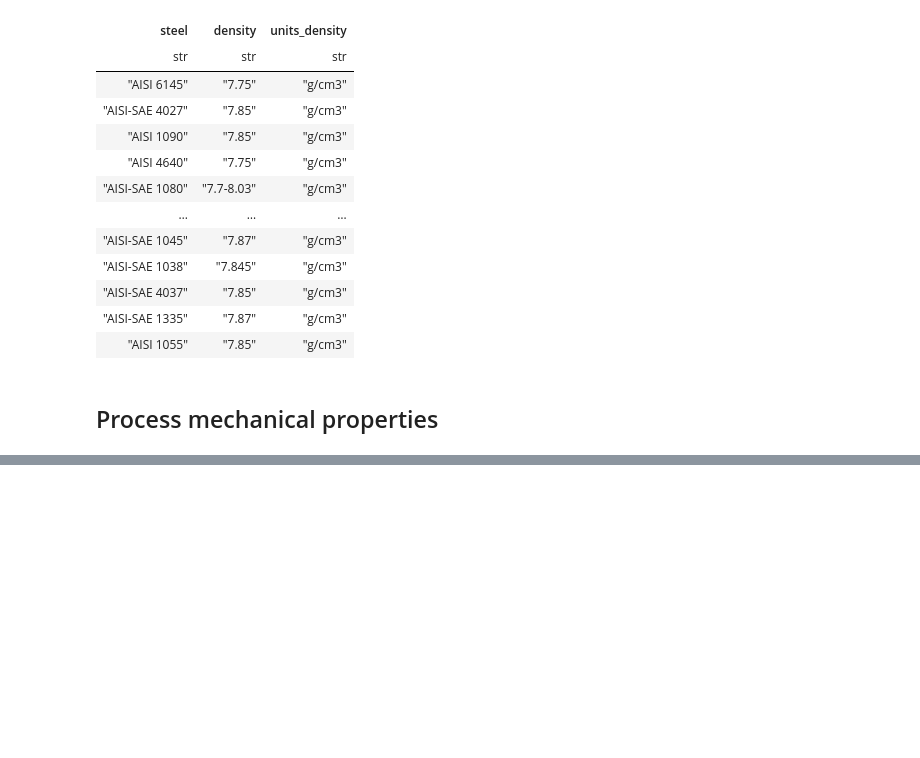
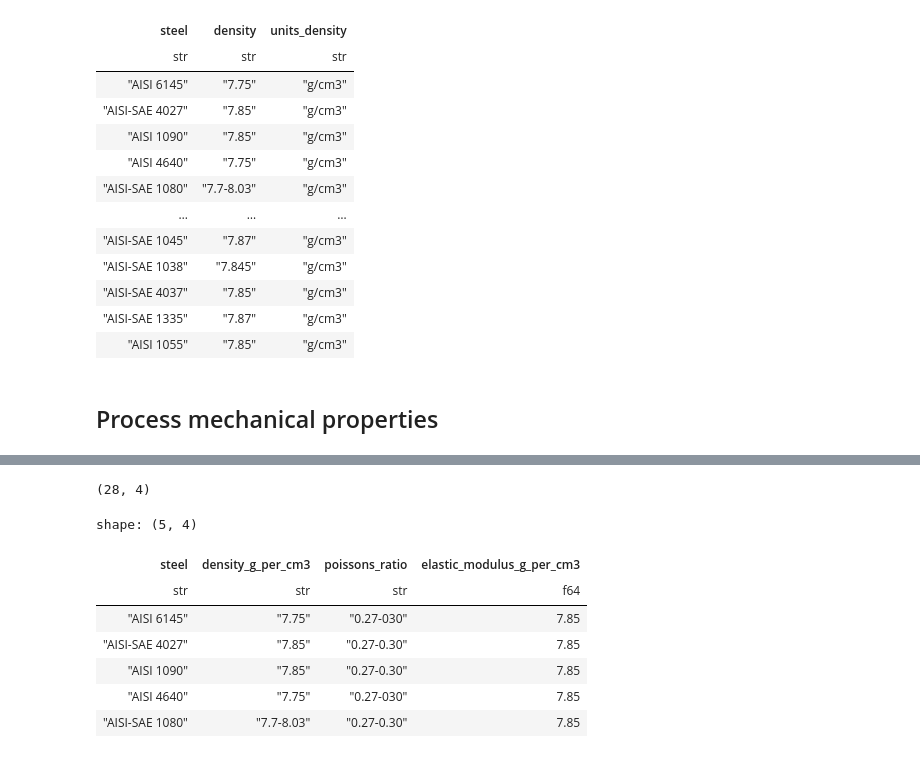
Before and after one commit to Nate-Sheibley/Mild-Steel-Tempering, a Jupyter notebook: Mild_Steel_Tempering-main.ipynb, the cells around one changed output, grey strips where cells are left out. Saved outputs shown, nothing was run; the diff lists cells and outputs as text; code cells hidden in the pictures; blank space fills up the shorter version.

```diff
--- a/Mild_Steel_Tempering-main.ipynb
+++ b/Mild_Steel_Tempering-main.ipynb
@@ -625,0 +672,19 @@ df_steel_properties.write_csv(f'{resources_path}/scraped_properties.csv')
+# %%
+df_scraped_unit_header = df_scraped.select(['steel',
+                                            'density',
+                                            'poissons_ratio',
+                                            'elastic_modulus']).rename({'density' : 'density_g_per_cm3',
+                                                                        'elastic_modulus' : 'elastic_modulus_g_per_cm3'})
+
+print(df_scraped_unit_header.shape)
+df_scraped_unit_header.head()
+# %% [output]
+(28, 4)
+shape: (5, 4)
+| steel | density_g_per_cm3 | poissons_ratio | elastic_modulus_g_per_cm3 |
+| str | str | str | f64 |
+| "AISI 6145" | "7.75" | "0.27-030" | 7.85 |
+| "AISI-SAE 4027" | "7.85" | "0.27-0.30" | 7.85 |
+| "AISI 1090" | "7.85" | "0.27-0.30" | 7.85 |
+| "AISI 4640" | "7.75" | "0.27-030" | 7.85 |
+| "AISI-SAE 1080" | "7.7-8.03" | "0.27-0.30" | 7.85 |
```
Also changed, not shown: parts of 18 cells of this notebook.
